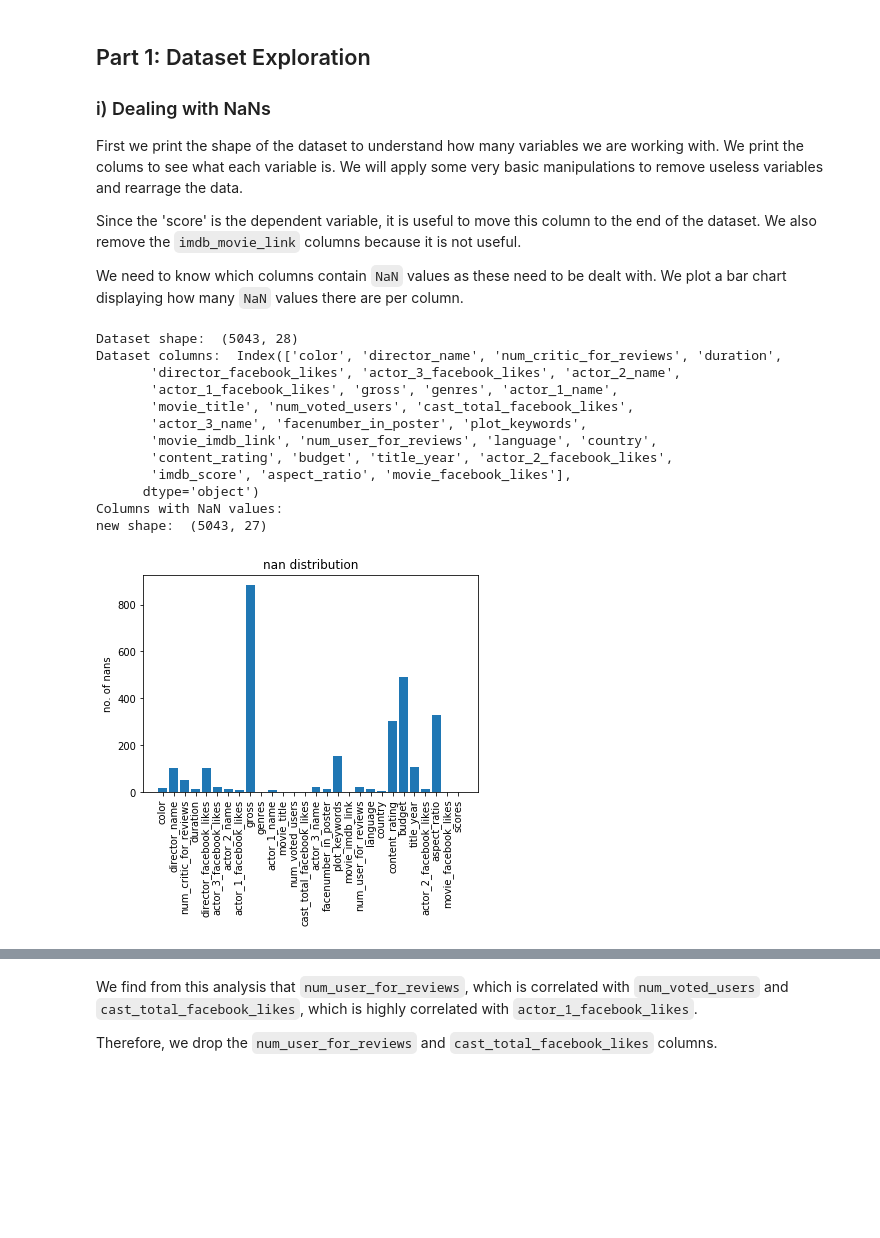
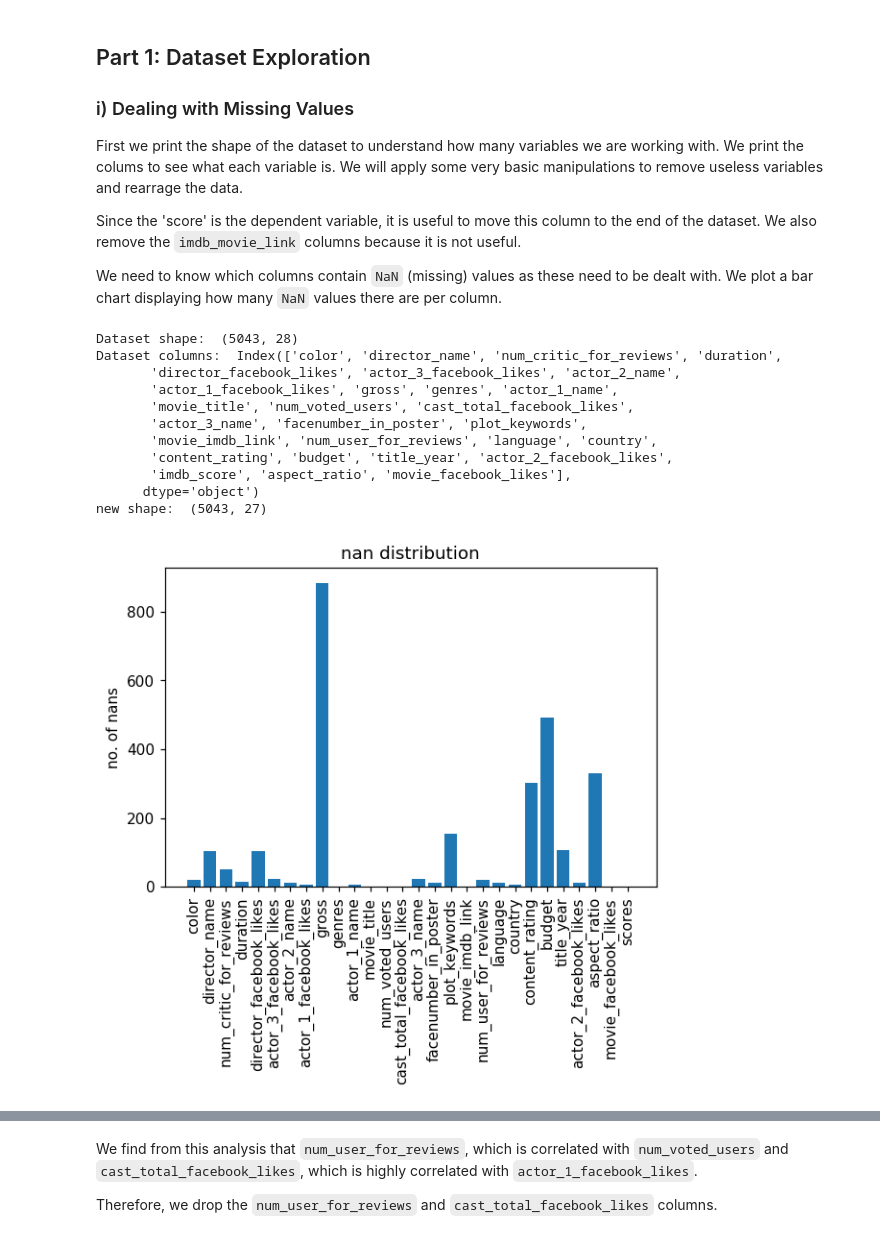
Before and after one commit to ricardomokhtari/Data-Science-Projects, a Jupyter notebook: IMDB-5000/analysis.ipynb, the cells around one changed output, grey strips where cells are left out. Drawn from its saved outputs; the diff is of its cells as text; code cells hidden in the pictures; blank space fills up the shorter version.

```diff
--- a/IMDB-5000/analysis.ipynb
+++ b/IMDB-5000/analysis.ipynb
@@ -20,13 +21,13 @@ The IMDB-5000 dataset is of size (5043,28), meaning we have 5043 observations (d
 # %% [markdown]
 ## Part 1: Dataset Exploration
 
-### i) Dealing with NaNs
+### i) Dealing with Missing Values
 
 First we print the shape of the dataset to understand how many variables we are working with. We print the colums to see what each variable is. We will apply some very basic manipulations to remove useless variables and rearrage the data.
 
 Since the 'score' is the dependent variable, it is useful to move this column to the end of the dataset. We also remove the `imdb_movie_link` columns because it is not useful.
 
-We need to know which columns contain `NaN` values as these need to be dealt with. We plot a bar chart displaying how many `NaN` values there are per column.
+We need to know which columns contain `NaN` (missing) values as these need to be dealt with. We plot a bar chart displaying how many `NaN` values there are per column.
 # %%
 import pandas as pd
 import numpy as np
@@ -43,38 +44,36 @@ dataset = dataset.drop(columns='imdb_score')
 dataset['scores'] = scores
 
 # count number of NaN values in the columns
-print("Columns with NaN values:")
 nans = []
 all_nans = dataset.isna().sum()
 
 for i in range(len(all_nans)):
     nans.append(all_nans[i])
 
 # plot the number of NaN values per column
-plt.figure()
+plt.figure(dpi=110)
 plt.bar(list(dataset.columns), nans)
 plt.xticks([i for i in range(len(list(dataset.columns)))], list(dataset.columns), rotation='vertical')
 plt.title('nan distribution')
 plt.ylabel('no. of nans')
 
 dataset = dataset.drop(columns='movie_imdb_link')
 # we remove all rows where there is no score
 dataset = dataset.dropna(axis=0,subset=['scores'])
 print("new shape: ", dataset.shape)
 # %% [output]
 Dataset shape:  (5043, 28)
 Dataset columns:  Index(['color', 'director_name', 'num_critic_for_reviews', 'duration',
        'director_facebook_likes', 'actor_3_facebook_likes', 'actor_2_name',
        'actor_1_facebook_likes', 'gross', 'genres', 'actor_1_name',
        'movie_title', 'num_voted_users', 'cast_total_facebook_likes',
        'actor_3_name', 'facenumber_in_poster', 'plot_keywords',
        'movie_imdb_link', 'num_user_for_reviews', 'language', 'country',
        'content_rating', 'budget', 'title_year', 'actor_2_facebook_likes',
        'imdb_score', 'aspect_ratio', 'movie_facebook_likes'],
       dtype='object')
-Columns with NaN values:
 new shape:  (5043, 27)
-[figure, old version]
+[figure, new version]
 # %% [markdown]
 From this quick analysis we can see that gross has >10% of rows as NaN. We shall just remove this column instead of attempting to impute values.
 
```
Also changed, not shown: parts of 31 cells of this notebook.
